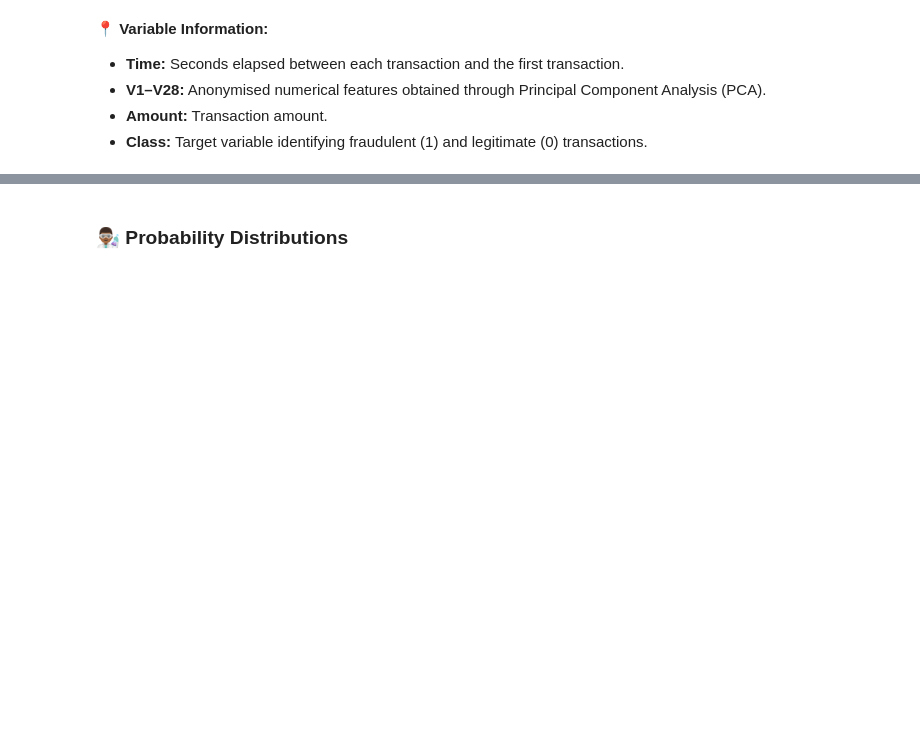
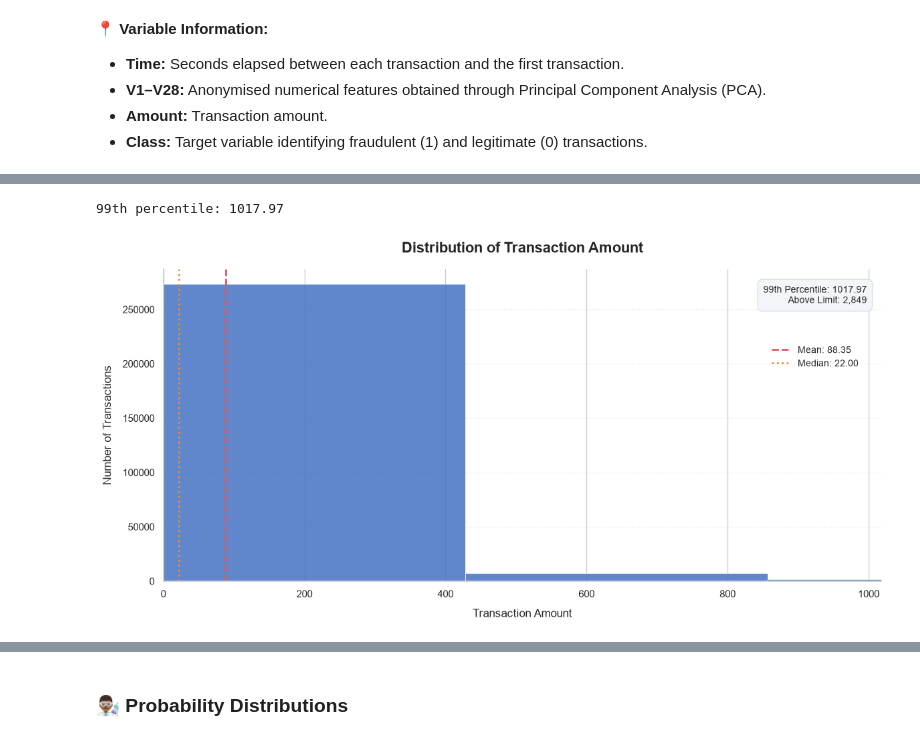
Before and after one commit to CCT-Dublin/CCT_STDA_CA_01_40S, a Jupyter notebook: notebooks/CCT_STDA_CA_01_40S_2026438.ipynb, the cells around one changed output, grey strips where cells are left out. Cells and saved outputs as stored; diff of their text form; code cells hidden in the pictures; blank space fills up the shorter version.

```diff
--- a/notebooks/CCT_STDA_CA_01_40S_2026438.ipynb
+++ b/notebooks/CCT_STDA_CA_01_40S_2026438.ipynb
@@ -227,0 +1117,10 @@ dtype: int64
+# %%
+amount_99th_percentile = df['Amount'].quantile(0.99)
+
+print(f"99th percentile: {round(amount_99th_percentile, 2)}")
+# %% [output]
+99th percentile: 1017.97
+# %%
+F_histplot(data=df, column='Amount')
+# %% [output]
+[figure, added]
```
Also changed, not shown: parts of 68 cells of this notebook, 1 other file.
